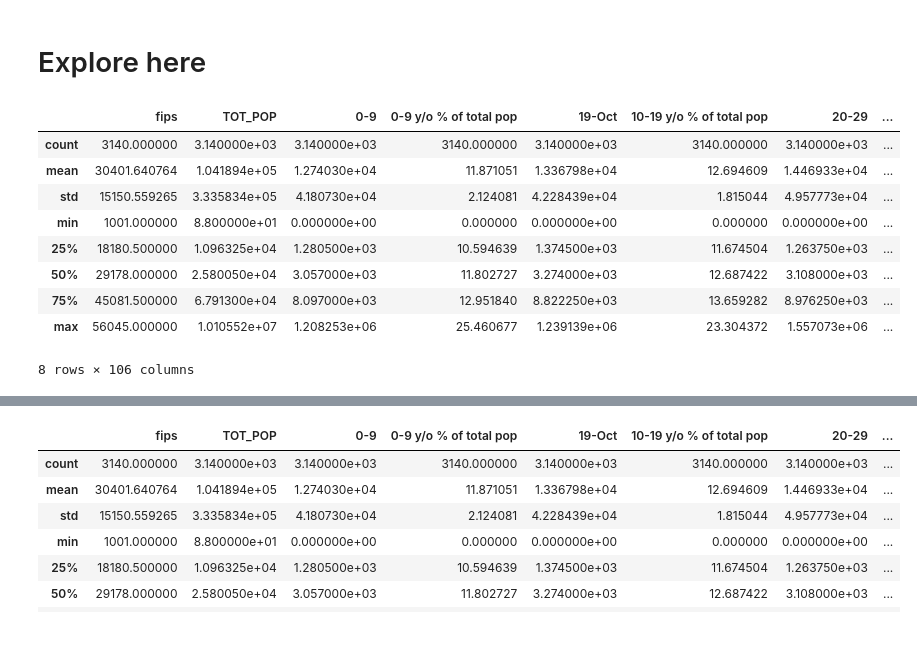
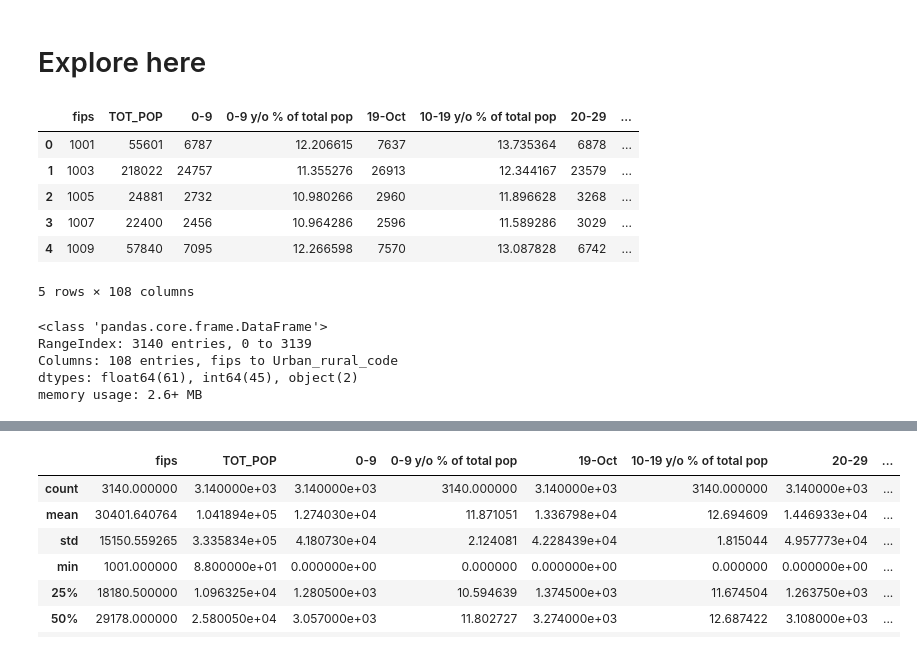
Before and after one commit to Nonpoint93/regularized-linear-regression, a Jupyter notebook: src/explore.ipynb, the cells around one changed output, grey strips where cells are left out. Cells and saved outputs as stored; diff of their text form; code cells hidden in the pictures.

```diff
--- a/src/explore.ipynb
+++ b/src/explore.ipynb
@@ -3,29 +3,37 @@
 # %%
 # Your code here
 import pandas as pd
 import matplotlib.pyplot as plt
 from sklearn.model_selection import train_test_split
 from sklearn.preprocessing import StandardScaler
 from sklearn.linear_model import LinearRegression
 from sklearn.metrics import mean_squared_error, r2_score
 from sklearn.linear_model import Lasso
 from sklearn.feature_selection import SelectKBest, f_regression
-import joblib
+from joblib import dump
+from sklearn.discriminant_analysis import StandardScaler
+from sklearn.preprocessing import MinMaxScaler
+
 
 dataframe = pd.read_csv('https://raw.githubusercontent.com/4GeeksAcademy/regularized-linear-regression-project-tutorial/main/demographic_health_data.csv',
                            delimiter=',',
                            skipinitialspace=True,
                            engine='python')
 
-dataframe.describe()
+dataframe.head(5)
 # %% [output]
 |  | fips | TOT_POP | 0-9 | 0-9 y/o % of total pop | 19-Oct | 10-19 y/o % of total pop | 20-29 | ... |
-| count | 3140.000000 | 3.140000e+03 | 3.140000e+03 | 3140.000000 | 3.140000e+03 | 3140.000000 | 3.140000e+03 | ... |
-| mean | 30401.640764 | 1.041894e+05 | 1.274030e+04 | 11.871051 | 1.336798e+04 | 12.694609 | 1.446933e+04 | ... |
-| std | 15150.559265 | 3.335834e+05 | 4.180730e+04 | 2.124081 | 4.228439e+04 | 1.815044 | 4.957773e+04 | ... |
-| min | 1001.000000 | 8.800000e+01 | 0.000000e+00 | 0.000000 | 0.000000e+00 | 0.000000 | 0.000000e+00 | ... |
-| 25% | 18180.500000 | 1.096325e+04 | 1.280500e+03 | 10.594639 | 1.374500e+03 | 11.674504 | 1.263750e+03 | ... |
-| 50% | 29178.000000 | 2.580050e+04 | 3.057000e+03 | 11.802727 | 3.274000e+03 | 12.687422 | 3.108000e+03 | ... |
-| 75% | 45081.500000 | 6.791300e+04 | 8.097000e+03 | 12.951840 | 8.822250e+03 | 13.659282 | 8.976250e+03 | ... |
-| max | 56045.000000 | 1.010552e+07 | 1.208253e+06 | 25.460677 | 1.239139e+06 | 23.304372 | 1.557073e+06 | ... |
+| 0 | 1001 | 55601 | 6787 | 12.206615 | 7637 | 13.735364 | 6878 | ... |
+| 1 | 1003 | 218022 | 24757 | 11.355276 | 26913 | 12.344167 | 23579 | ... |
+| 2 | 1005 | 24881 | 2732 | 10.980266 | 2960 | 11.896628 | 3268 | ... |
+| 3 | 1007 | 22400 | 2456 | 10.964286 | 2596 | 11.589286 | 3029 | ... |
+| 4 | 1009 | 57840 | 7095 | 12.266598 | 7570 | 13.087828 | 6742 | ... |
-8 rows × 106 columns
+5 rows × 108 columns
+# %%
+dataframe.info()
+# %% [output]
+<class 'pandas.core.frame.DataFrame'>
+RangeIndex: 3140 entries, 0 to 3139
+Columns: 108 entries, fips to Urban_rural_code
+dtypes: float64(61), int64(45), object(2)
+memory usage: 2.6+ MB
```
Also changed, not shown: parts of 14 cells of this notebook.
